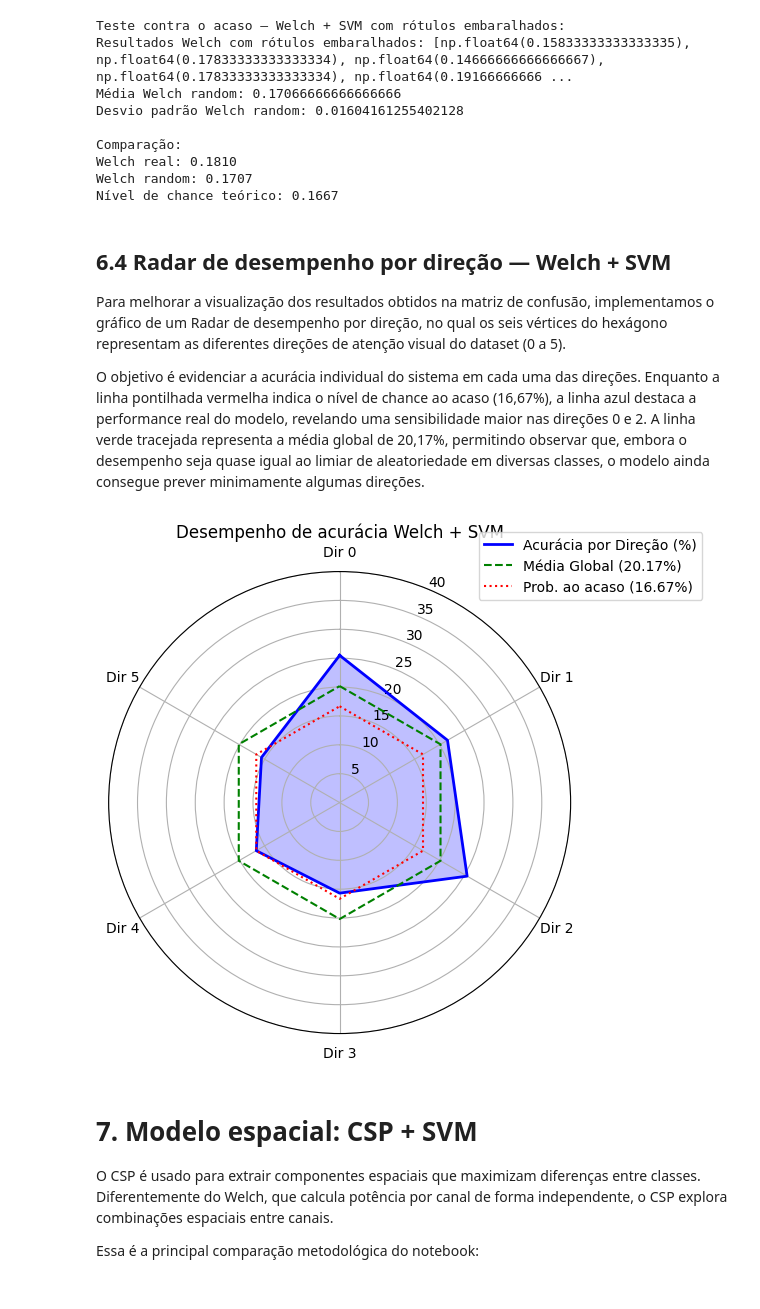
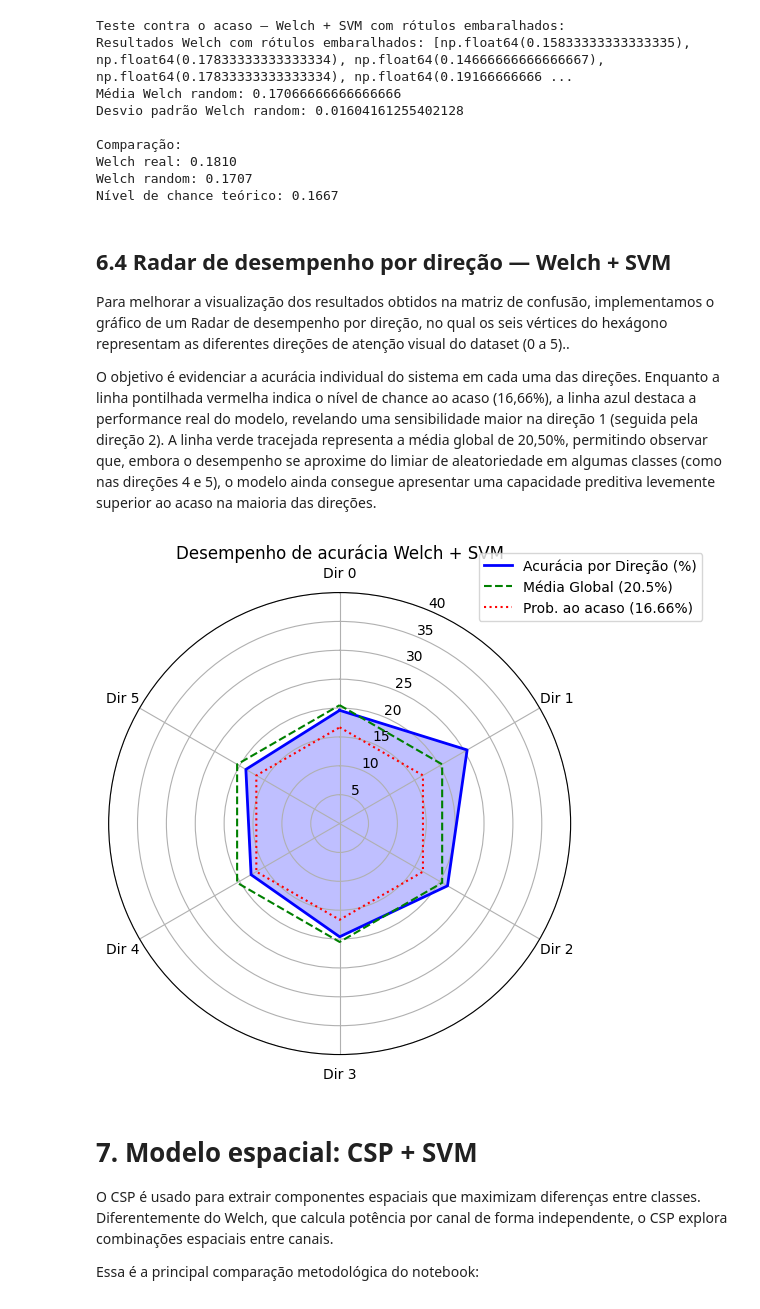
Before and after one commit to amandachipolito/Trabalho-BCI, a Jupyter notebook: main.ipynb, the cells around one changed output. Drawn from its saved outputs; the diff is of its cells as text; code cells hidden in the pictures.

Commit message:
comentários, texto e radar

```diff
--- a/main.ipynb
+++ b/main.ipynb
@@ -1010,48 +1030,52 @@ Welch random: 0.1707
 Nível de chance teórico: 0.1667
 # %% [markdown]
 ## 6.4 Radar de desempenho por direção — Welch + SVM
-Para melhorar a visualização dos resultados obtidos na matriz de confusão, implementamos o gráfico de um Radar de desempenho por direção, no qual os seis vértices do hexágono representam as diferentes direções de atenção visual do dataset (0 a 5).
+Para melhorar a visualização dos resultados obtidos na matriz de confusão, implementamos o gráfico de um Radar de desempenho por direção, no qual os seis vértices do hexágono representam as diferentes direções de atenção visual do dataset (0 a 5)..
 
-O objetivo é evidenciar a acurácia individual do sistema em cada uma das direções. Enquanto a linha pontilhada vermelha indica o nível de chance ao acaso (16,67%), a linha azul destaca a performance real do modelo, revelando uma sensibilidade maior nas direções 0 e 2. A linha verde tracejada representa a média global de 20,17%, permitindo observar que, embora o desempenho seja quase igual ao limiar de aleatoriedade em diversas classes, o modelo ainda consegue prever minimamente algumas direções.
+O objetivo é evidenciar a acurácia individual do sistema em cada uma das direções. Enquanto a linha pontilhada vermelha indica o nível de chance ao acaso (16,66%), a linha azul destaca a performance real do modelo, revelando uma sensibilidade maior na direção 1 (seguida pela direção 2). A linha verde tracejada representa a média global de 20,50%, permitindo observar que, embora o desempenho se aproxime do limiar de aleatoriedade em algumas classes (como nas direções 4 e 5), o modelo ainda consegue apresentar uma capacidade preditiva levemente superior ao acaso na maioria das direções.
 # %%
 import numpy as np
 import matplotlib.pyplot as plt
 
-acertos = np.array([26, 22, 26, 16, 16, 15])
+# Acertos extraídos da diagonal principal da nova matriz de confusão
+acertos = np.array([20, 26, 22, 20, 17, 18])
 
+# O total de trials por direção se manteve consistente
 totais = np.array([102, 102, 102, 102, 96, 96])
 
 accuracy_per_dir = (acertos / totais) * 100
 labels = ['Dir 0', 'Dir 1', 'Dir 2', 'Dir 3', 'Dir 4', 'Dir 5']
 num_vars = len(labels)
 
 stats = np.concatenate((accuracy_per_dir, [accuracy_per_dir[0]]))
 angles = np.linspace(0, 2 * np.pi, num_vars, endpoint=False).tolist()
 angles += angles[:1]
 
 fig, ax = plt.subplots(figsize=(6, 6), subplot_kw=dict(polar=True))
 
 ax.fill(angles, stats, color='blue', alpha=0.25)
 ax.plot(angles, stats, color='blue', linewidth=2, label='Acurácia por Direção (%)')
 
-media_global_val = 20.17
+# Atualizado para a nova média global
+media_global_val = 20.50
 media_global = [media_global_val] * (num_vars + 1)
 ax.plot(angles, media_global, color='green', linestyle='--', label=f'Média Global ({media_global_val}%)')
 
-chance_val = 16.67
+# Atualizado para o valor exato de chance fornecido
+chance_val = 16.66
 chance = [chance_val] * (num_vars + 1)
 ax.plot(angles, chance, color='red', linestyle=':', label=f'Prob. ao acaso ({chance_val}%)')
 
 ax.set_theta_offset(np.pi / 2)
 ax.set_theta_direction(-1)
 ax.set_thetagrids(np.degrees(angles[:-1]), labels)
 ax.set_ylim(0, 40)
 
 plt.title('Desempenho de acurácia Welch + SVM')
 plt.legend(loc='upper right', bbox_to_anchor=(1.3, 1.1))
 plt.show()
 # %% [output]
-[figure, old version]
+[figure, new version]
 # %% [markdown]
 # 7. Modelo espacial: CSP + SVM
 
```
Also changed, not shown: parts of 7 cells of this notebook.
